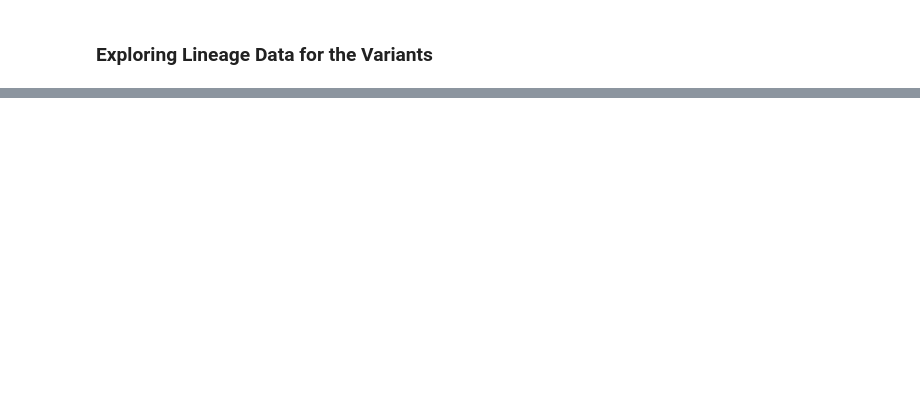
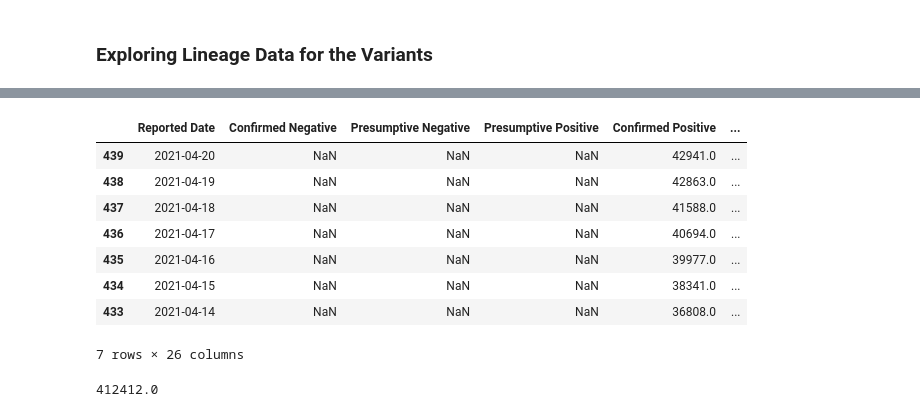
Before and after one commit to Matthew-Kwan/COVID-19-Ontario-Dashboard, a Jupyter notebook: covid_data_exploration.ipynb, the cells around one changed output, grey strips where cells are left out. Cells and saved outputs as stored; diff of their text form; code cells hidden in the pictures; blank space fills up the shorter version.

```diff
--- a/covid_data_exploration.ipynb
+++ b/covid_data_exploration.ipynb
@@ -102,0 +264,18 @@ df_variant[['Reported Date','']] =
+# %%
+df_metrics = df.copy()
+df_metrics.sort_values(by='Reported Date', ascending=False, inplace=True)
+
+df_metrics_v2 = df_metrics.groupby(df.index // 7).mean()
+df_metrics_v2 = df_metrics_v2.round(0)
+# %%
+df_metrics.head(7)
+# %% [output]
+|  | Reported Date | Confirmed Negative | Presumptive Negative | Presumptive Positive | Confirmed Positive | ... |
+| 439 | 2021-04-20 | NaN | NaN | NaN | 42941.0 | ... |
+| 438 | 2021-04-19 | NaN | NaN | NaN | 42863.0 | ... |
+| 437 | 2021-04-18 | NaN | NaN | NaN | 41588.0 | ... |
+| 436 | 2021-04-17 | NaN | NaN | NaN | 40694.0 | ... |
+| 435 | 2021-04-16 | NaN | NaN | NaN | 39977.0 | ... |
+| 434 | 2021-04-15 | NaN | NaN | NaN | 38341.0 | ... |
+| 433 | 2021-04-14 | NaN | NaN | NaN | 36808.0 | ... |
+7 rows × 26 columns
@@ -102,0 +287,4 @@ df_variant[['Reported Date','']] =
+# %%
+week1['Total Cases']
+# %% [output]
+412412.0
```
Also changed, not shown: parts of 27 cells of this notebook, 5 other files.
